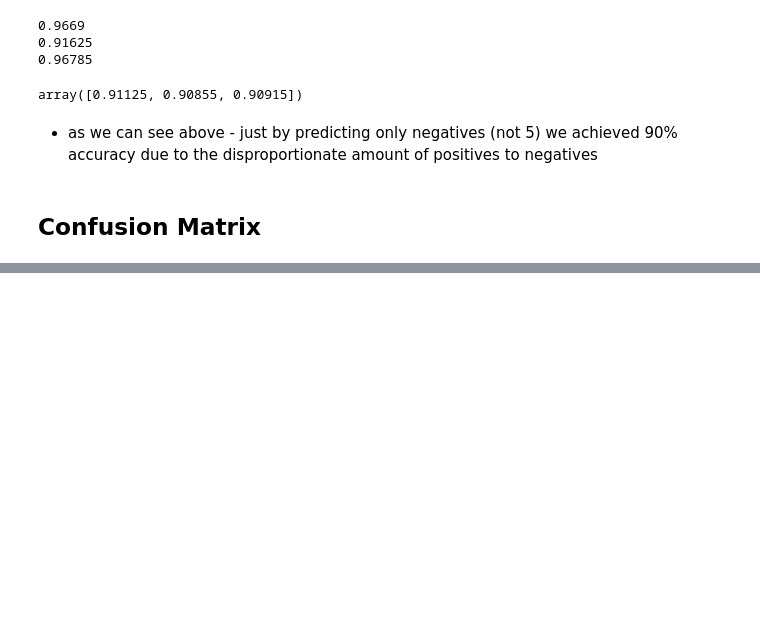
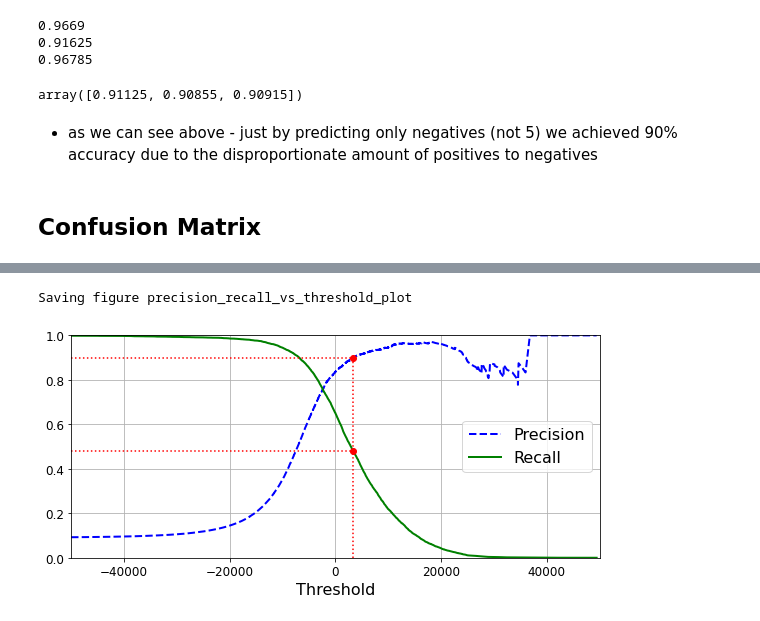
Before and after one commit to calvinh99/handsonml, a Jupyter notebook: mnist.ipynb, the cells around one changed output, grey strips where cells are left out. Drawn from its saved outputs; the diff is of its cells as text; code cells hidden in the pictures; blank space fills up the shorter version.

```diff
--- a/mnist.ipynb
+++ b/mnist.ipynb
@@ -258,0 +385,4 @@ array([0.91125, 0.90855, 0.90915])
+# %%
+confidence_scores = cross_val_predict(sgd_clf, X_train, y_train_5,
+                                      method="decision_function", cv=3)
+confidence_scores
@@ -258,0 +398,10 @@ array([0.91125, 0.90855, 0.90915])
+# %%
+precisions, recalls, thresholds = precision_recall_curve(y_train_5, confidence_scores)
+# %%
+def plot_precision_recall_vs_threshold(precisions, recalls, thresholds):
+    plt.plot(thresholds, precisions[:-1], "b--", label="Precision", linewidth=2)
+    plt.plot(thresholds, recalls[:-1], "g-", label="Recall", linewidth=2)
+    plt.legend(loc="center right", fontsize=16) # Not shown in the book
+    plt.xlabel("Threshold", fontsize=16)        # Not shown
+    plt.grid(True)                              # Not shown
+    plt.axis([-50000, 50000, 0, 1])             # Not shown
@@ -258,0 +410,3 @@ array([0.91125, 0.90855, 0.90915])
+# %%
+recall_90_precision = recalls[np.argmax(precisions >= 0.90)]
+threshold_90_precision = thresholds[np.argmax(precisions >= 0.90)]
@@ -258,0 +417,13 @@ array([0.91125, 0.90855, 0.90915])
+# %%
+plt.figure(figsize=(8, 4))
+plot_precision_recall_vs_threshold(precisions, recalls, thresholds)
+plt.plot([threshold_90_precision, threshold_90_precision], [0., 0.9], "r:") # plots a vertical line from 0 to 0.9 at threshold_90_precision
+plt.plot([-50000, threshold_90_precision], [0.9, 0.9], "r:") # horizontal line from -50K to threshold_90_precision at 0.9
+plt.plot([-50000, threshold_90_precision], [recall_90_precision, recall_90_precision], "r:") # same as above but at recall_90_precision height
+plt.plot([threshold_90_precision], [0.9], "ro") # red dot at y = precision_90 or .9 and x = threshold_90_precision
+plt.plot([threshold_90_precision], [recall_90_precision], "ro") # same red dot but y = recall_90_precision
+save_fig("precision_recall_vs_threshold_plot")
+plt.show()
+# %% [output]
+Saving figure precision_recall_vs_threshold_plot
+[figure, added]
```
Also changed, not shown: parts of 99 cells of this notebook.
